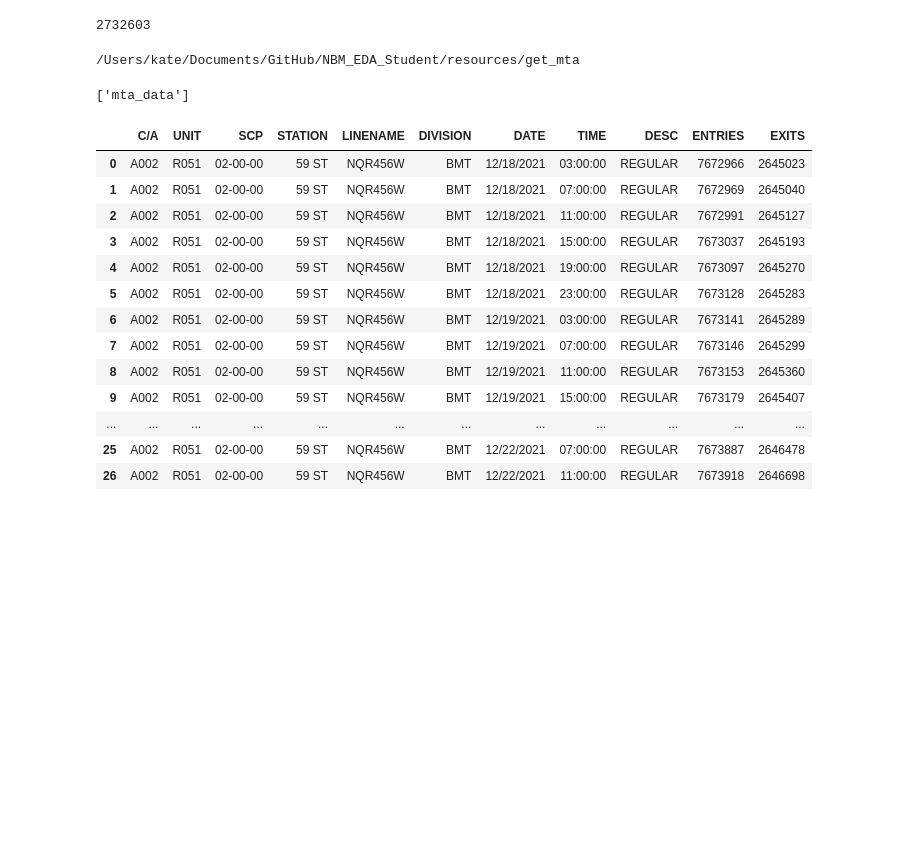
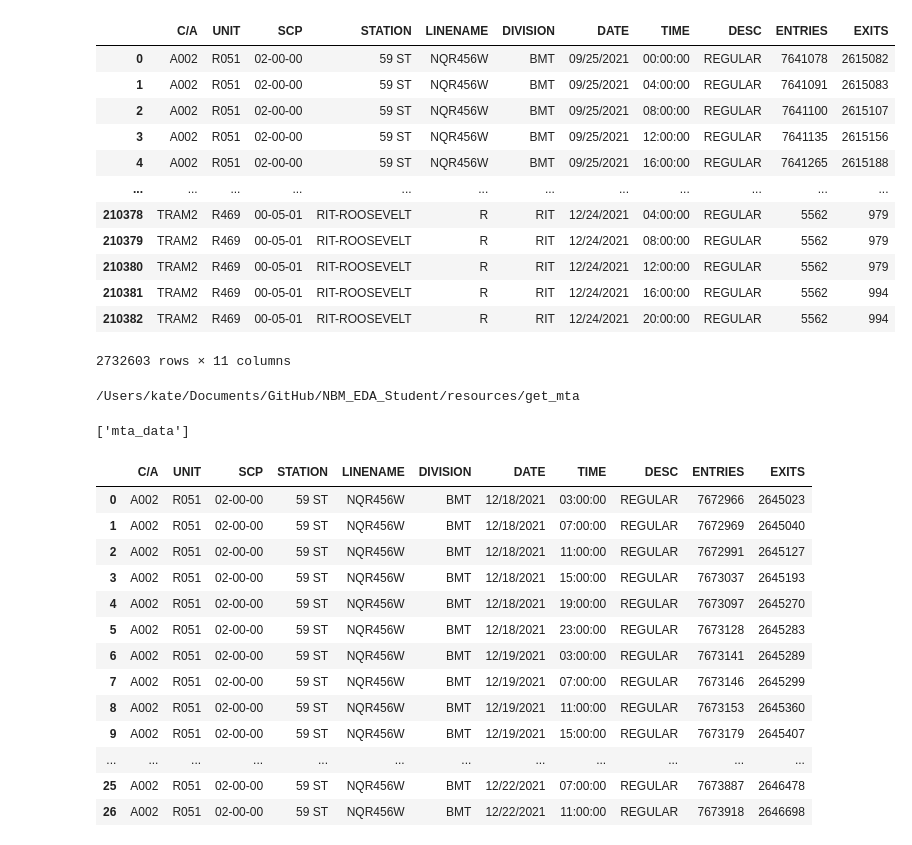
Before and after one commit to katereiss/EDA_repo, a Jupyter notebook: MTA_2021.ipynb, the cells around one changed output. Drawn from its saved outputs; the diff is of its cells as text; code cells hidden in the pictures; blank space fills up the shorter version.

```diff
--- a/MTA_2021.ipynb
+++ b/MTA_2021.ipynb
@@ -3,20 +3,25 @@ import pandas as pd
 import numpy as np
 import matplotlib as plt
 # %%
-def get_data(week_nums):
-    url = "http://web.mta.info/developers/data/nyct/turnstile/turnstile_{}.txt" #url with formatting to fill in the number of the particular week
-    dfs = []
-    for week_num in week_nums: #for each week
-        file_url = url.format(week_num) #format the url so it grabs that week
-        dfs.append(pd.read_csv(file_url)) #append to our empty list
-    return pd.concat(dfs) #combine files for each week
-
 week_nums = [211002,211009,211016,211023,211030,211106,211113,211120,211127,211204,211211,211218,211225]
-df = get_data(week_nums) #use our function to get a df with all of our data
+dfs = []
+for week_num in week_nums:
+  dfs.append(pd.read_csv(f"http://web.mta.info/developers/data/nyct/turnstile/turnstile_{week_num}.txt"))
+df = pd.concat(dfs)
+# %% [output]
+|  | C/A | UNIT | SCP | STATION | LINENAME | DIVISION | DATE | TIME | DESC | ENTRIES | EXITS |
+| 0 | A002 | R051 | 02-00-00 | 59 ST | NQR456W | BMT | 09/25/2021 | 00:00:00 | REGULAR | 7641078 | 2615082 |
+| 1 | A002 | R051 | 02-00-00 | 59 ST | NQR456W | BMT | 09/25/2021 | 04:00:00 | REGULAR | 7641091 | 2615083 |
+| 2 | A002 | R051 | 02-00-00 | 59 ST | NQR456W | BMT | 09/25/2021 | 08:00:00 | REGULAR | 7641100 | 2615107 |
+| 3 | A002 | R051 | 02-00-00 | 59 ST | NQR456W | BMT | 09/25/2021 | 12:00:00 | REGULAR | 7641135 | 2615156 |
+| 4 | A002 | R051 | 02-00-00 | 59 ST | NQR456W | BMT | 09/25/2021 | 16:00:00 | REGULAR | 7641265 | 2615188 |
+| ... | ... | ... | ... | ... | ... | ... | ... | ... | ... | ... | ... |
+| 210378 | TRAM2 | R469 | 00-05-01 | RIT-ROOSEVELT | R | RIT | 12/24/2021 | 04:00:00 | REGULAR | 5562 | 979 |
+| 210379 | TRAM2 | R469 | 00-05-01 | RIT-ROOSEVELT | R | RIT | 12/24/2021 | 08:00:00 | REGULAR | 5562 | 979 |
+| 210380 | TRAM2 | R469 | 00-05-01 | RIT-ROOSEVELT | R | RIT | 12/24/2021 | 12:00:00 | REGULAR | 5562 | 979 |
+| 210381 | TRAM2 | R469 | 00-05-01 | RIT-ROOSEVELT | R | RIT | 12/24/2021 | 16:00:00 | REGULAR | 5562 | 994 |
+| 210382 | TRAM2 | R469 | 00-05-01 | RIT-ROOSEVELT | R | RIT | 12/24/2021 | 20:00:00 | REGULAR | 5562 | 994 |
+2732603 rows × 11 columns
-# %%
-len(df)
-# %% [output]
-2732603
 # %%
 from sqlalchemy import create_engine
 from sqlalchemy import inspect
```
Also changed, not shown: parts of 5 cells of this notebook.
